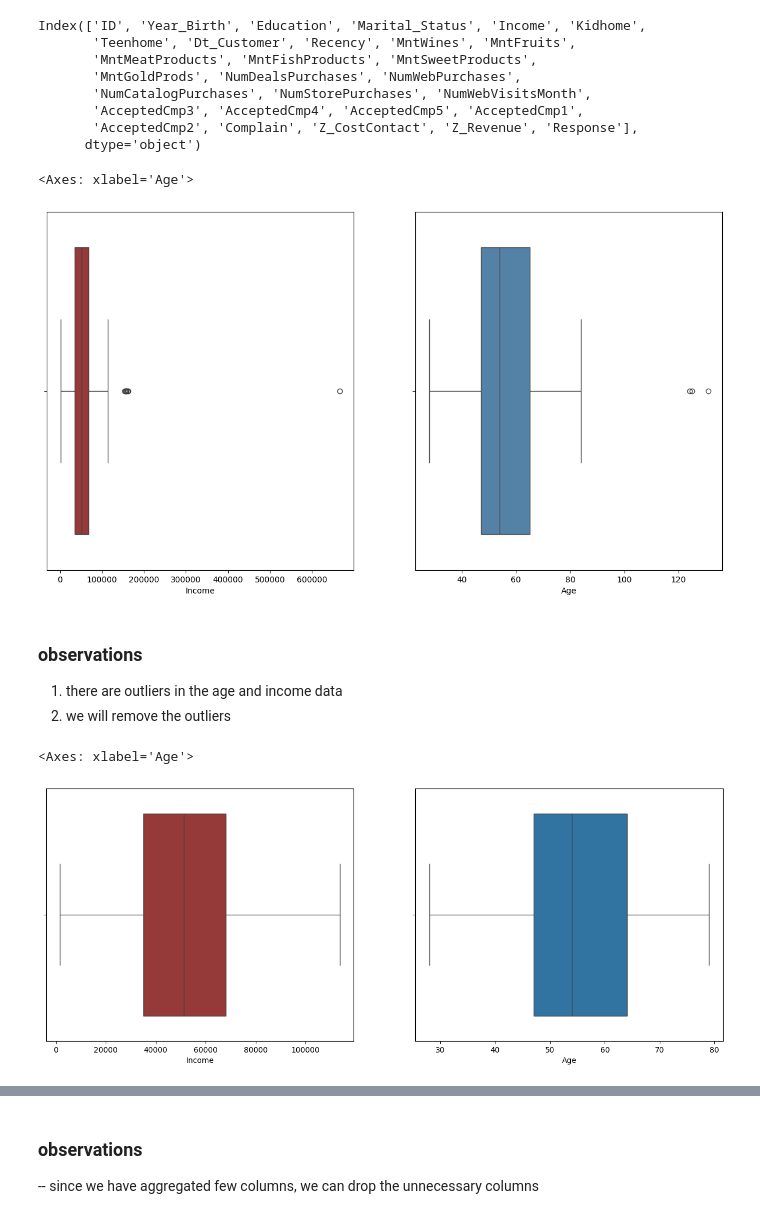
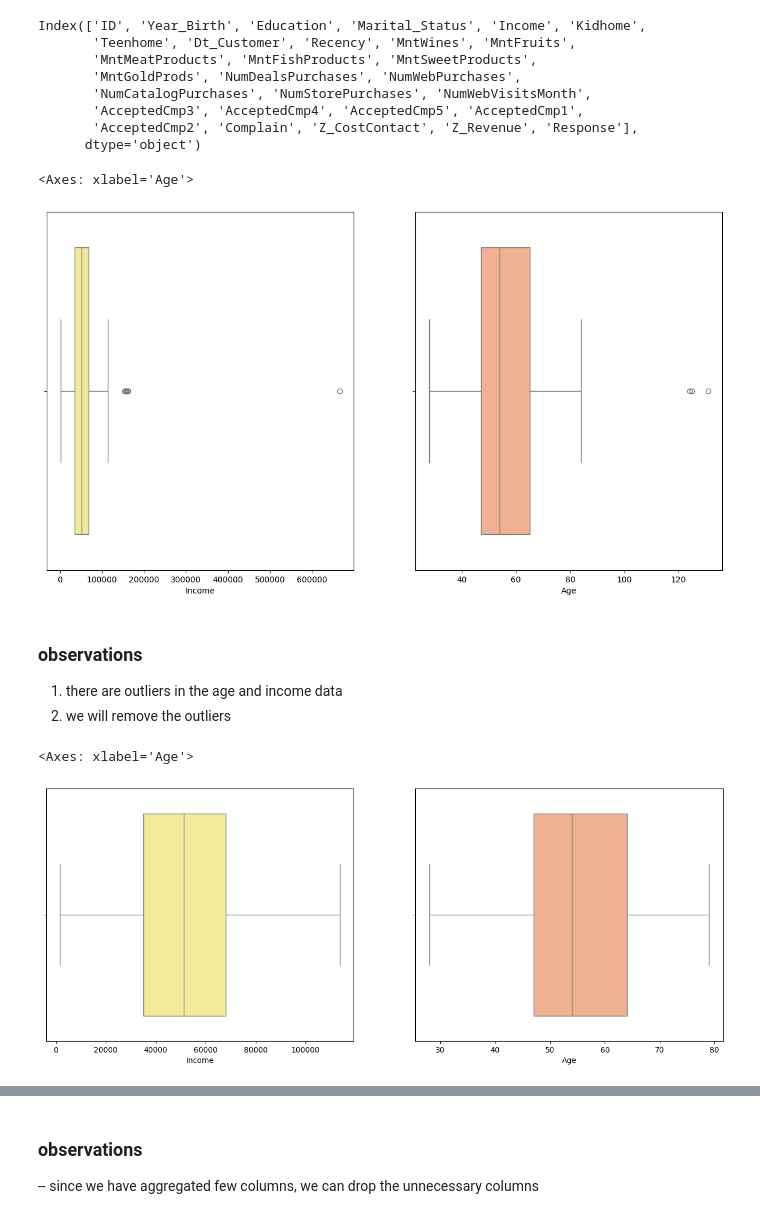
Before and after one commit to swetha123/internship_project, a Jupyter notebook: notebooks/EDA.ipynb, the cells around one changed output, grey strips where cells are left out. Drawn from its saved outputs; the diff is of its cells as text; code cells hidden in the pictures.

```diff
--- a/notebooks/EDA.ipynb
+++ b/notebooks/EDA.ipynb
@@ -134,7 +134,7 @@ data.shape
 # converting Dt_customer column in the datetime object
 
 data["Dt_Customer"] = data["Dt_Customer"].apply(
-    pd.to_datetime, dayfirst=True, errors="coerce"
+    pd.to_datetime, errors="coerce"
 )
 # %%
 data["Dt_Customer"]
@@ -192,20 +192,22 @@ Index(['ID', 'Year_Birth', 'Education', 'Marital_Status', 'Income', 'Kidhome',
 ## Understanding the age distribution
 data['Age'] = 2024 - data['Year_Birth']
 # %%
+
+
 #checking the ouliers in age and income columns.
 import matplotlib.pyplot as plt
 import seaborn as sns
-
+palette = sns.color_palette(["#FFF78A",'#FFE382','#FFC47E','#FFAD84','#B4F8C8'])
 plt.figure(figsize=(15,8))
 plt.subplot(1,2,1)
 plt.xlabel='income'
-sns.boxplot(data=data,x='Income',color='brown')
+sns.boxplot(data=data,x='Income',color=palette[0])
 plt.subplot(1,2,2)
 plt.xlabel='age'
-sns.boxplot(data=data,x='Age',color='steelblue')
+sns.boxplot(data=data,x='Age',color=palette[3])
 # %% [output]
 <Axes: xlabel='Age'>
-[figure, old version]
+[figure, new version]
 # %% [markdown]
 ### observations
 1. there are outliers in the age and income data
@@ -217,13 +219,14 @@ data = data[data['Age'] < 80]
 #from income column
 data=data[data['Income']<150000]
 # %%
+
 plt.figure(figsize=(16,6))
 plt.subplot(1,2,1)
 plt.xlabel='income'
-sns.boxplot(data=data,x='Income',color = "brown")
+sns.boxplot(data=data,x='Income',color = palette[0])
 plt.subplot(1,2,2)
 plt.xlabel='age'
-sns.boxplot(data=data,x='Age')
+sns.boxplot(data=data,x='Age',color = palette[3])
 # %% [output]
 <Axes: xlabel='Age'>
-[figure, old version]
+[figure, new version]
```
Also changed, not shown: parts of 14 cells of this notebook, 11 other files.
